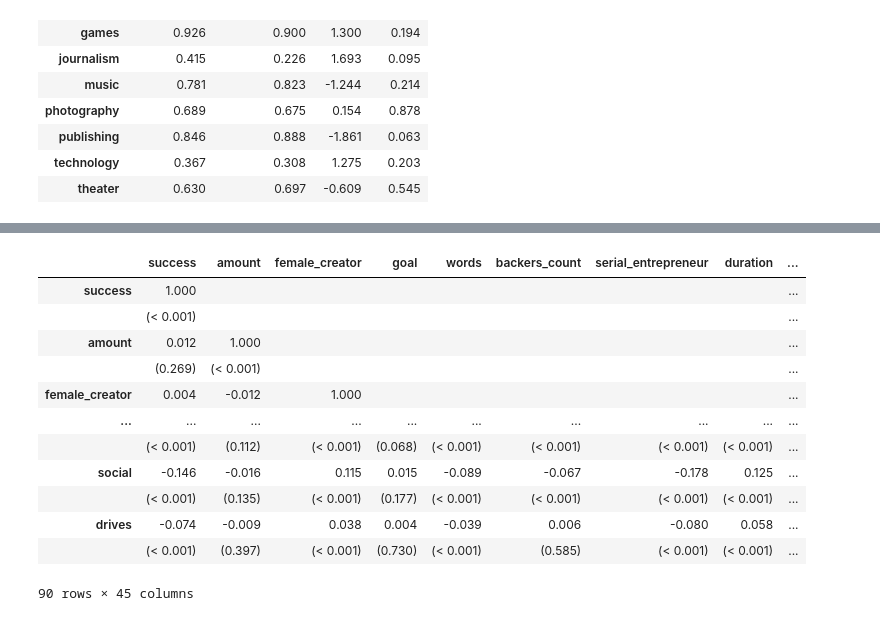
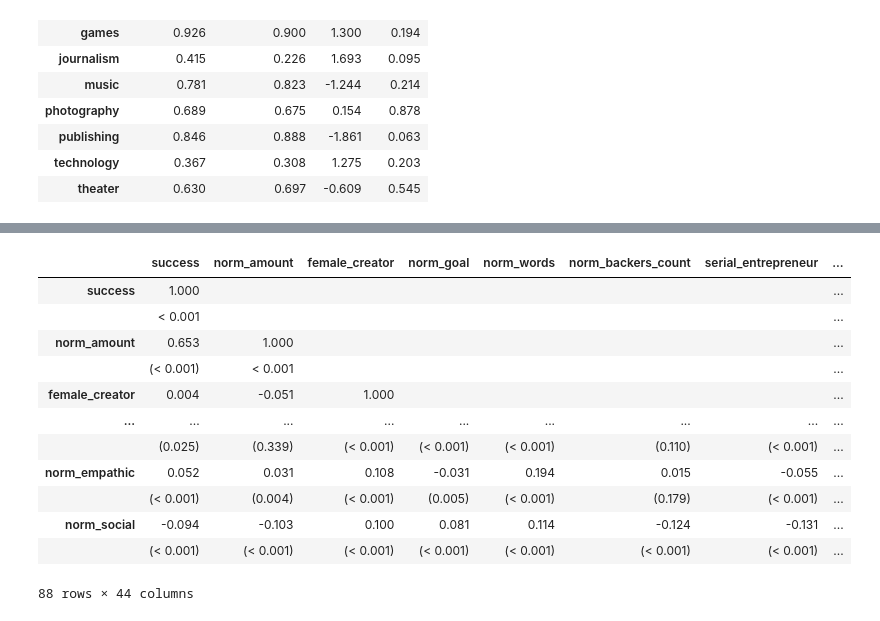
Before and after one commit to MaxPersoon/KickstarterScraper, a Jupyter notebook: dataProcessing.ipynb, the cells around one changed output, grey strips where cells are left out. Saved outputs shown, nothing was run; the diff lists cells and outputs as text; code cells hidden in the pictures.

Commit message:
Data normalisation

```diff
--- a/dataProcessing.ipynb
+++ b/dataProcessing.ipynb
@@ -7,6 +7,7 @@ from pandas.core.dtypes.common import is_numeric_dtype
 
 data = pd.read_csv("data.csv")
 data = data.set_index('projectID')
+data = data.drop(columns=['drives'])
 pd.set_option('display.float_format',  '{:,.3f}'.format)
 data
 # %% [output]
@@ -156,7 +200,7 @@ table3
 # %%
 # Table 4
-succData = data[data['success'] == 1]
-failData = data[data['success'] == 0]
+succData = normData[normData['success'] == 1]
+failData = normData[normData['success'] == 0]
 
 succMeans = []
 failMeans = []
@@ -166,7 +210,7 @@ failMedians = []
 meanTValues = []
 meanPValues = []
 
-moodsVars = ['amount', 'goal', 'words', 'backers_count', 'duration', 'business', 'empathic', 'social', 'drives']
+moodsVars = ['amount', 'goal', 'words', 'backers_count', 'duration', 'business', 'empathic', 'social'] # + drives
 medianTValues = []
 medianPValues = []
 
@@ -177,6 +221,13 @@ def cleanPValue(pValue):
             pValue = "< 0.001"
     return pValue
 
+
+numVars_ = []
+for var in numVars:
+    if var in ['amount', 'goal', 'words', 'backers_count', 'business', 'empathic', 'social', 'duration']:
+        var = "norm_" + var
+    numVars_.append(var)
+numVars = numVars_[:]
 
 for variable in numVars[1:]:
     varDataSucc = succData[variable]
@@ -288,48 +339,52 @@ table5
 # %%
 # Table 6
 index = []
 for variable in numVars:
     index.append(variable)
     index.append('')
 table6 = pd.DataFrame(index=index, columns=numVars)
 
 noVars = len(numVars)
 for i in range(noVars):
     rValues = []
     pValues = []
 
-    var1Data = data[numVars[i]]
+    var1Data = normData[numVars[i]]
     for j in range(i + 1):
-        rValue, pValue = st.pearsonr(var1Data, data[numVars[j]])
-        rValues.append(rValue)
-        if pValue < 0.001:
-            pValue = '< 0.001'
+        if i == j:
+            rValues.append(1.000)
+            pValues.append('< 0.001')
         else:
-            pValue = '{:.3f}'.format(pValue)
-        pValues.append('(%s)' % pValue)
+            rValue, pValue = st.pearsonr(var1Data, normData[numVars[j]])
+            rValues.append(rValue)
+            if pValue < 0.001:
+                pValue = '< 0.001'
+            else:
+                pValue = '{:.3f}'.format(pValue)
+            pValues.append('(%s)' % pValue)
 
     for j in range(i + 1, noVars):
         rValues.append('')
         pValues.append('')
 
     table6.iloc[2*i] = rValues
     table6.iloc[2*i + 1] = pValues
 
 table6.to_csv('Tables/correlation matrix.csv')
 table6
 # %% [output]
-|  | success | amount | female_creator | goal | words | backers_count | serial_entrepreneur | duration | ... |
-| success | 1.000 |  |  |  |  |  |  |  | ... |
-|  | (< 0.001) |  |  |  |  |  |  |  | ... |
-| amount | 0.012 | 1.000 |  |  |  |  |  |  | ... |
-|  | (0.269) | (< 0.001) |  |  |  |  |  |  | ... |
-| female_creator | 0.004 | -0.012 | 1.000 |  |  |  |  |  | ... |
-| ... | ... | ... | ... | ... | ... | ... | ... | ... | ... |
-|  | (< 0.001) | (0.112) | (< 0.001) | (0.068) | (< 0.001) | (< 0.001) | (< 0.001) | (< 0.001) | ... |
-| social | -0.146 | -0.016 | 0.115 | 0.015 | -0.089 | -0.067 | -0.178 | 0.125 | ... |
-|  | (< 0.001) | (0.135) | (< 0.001) | (0.177) | (< 0.001) | (< 0.001) | (< 0.001) | (< 0.001) | ... |
-| drives | -0.074 | -0.009 | 0.038 | 0.004 | -0.039 | 0.006 | -0.080 | 0.058 | ... |
-|  | (< 0.001) | (0.397) | (< 0.001) | (0.730) | (< 0.001) | (0.585) | (< 0.001) | (< 0.001) | ... |
+|  | success | norm_amount | female_creator | norm_goal | norm_words | norm_backers_count | serial_entrepreneur | ... |
+| success | 1.000 |  |  |  |  |  |  | ... |
+|  | < 0.001 |  |  |  |  |  |  | ... |
+| norm_amount | 0.653 | 1.000 |  |  |  |  |  | ... |
+|  | (< 0.001) | < 0.001 |  |  |  |  |  | ... |
+| female_creator | 0.004 | -0.051 | 1.000 |  |  |  |  | ... |
+| ... | ... | ... | ... | ... | ... | ... | ... | ... |
+|  | (0.025) | (0.339) | (< 0.001) | (< 0.001) | (< 0.001) | (0.110) | (< 0.001) | ... |
+| norm_empathic | 0.052 | 0.031 | 0.108 | -0.031 | 0.194 | 0.015 | -0.055 | ... |
+|  | (< 0.001) | (0.004) | (< 0.001) | (0.005) | (< 0.001) | (0.179) | (< 0.001) | ... |
+| norm_social | -0.094 | -0.103 | 0.100 | 0.081 | 0.114 | -0.124 | -0.131 | ... |
+|  | (< 0.001) | (< 0.001) | (< 0.001) | (< 0.001) | (< 0.001) | (< 0.001) | (< 0.001) | ... |
-90 rows × 45 columns
+88 rows × 44 columns
 # %%
 # Table 7
```
Also changed, not shown: parts of 11 cells of this notebook, 7 other files.
